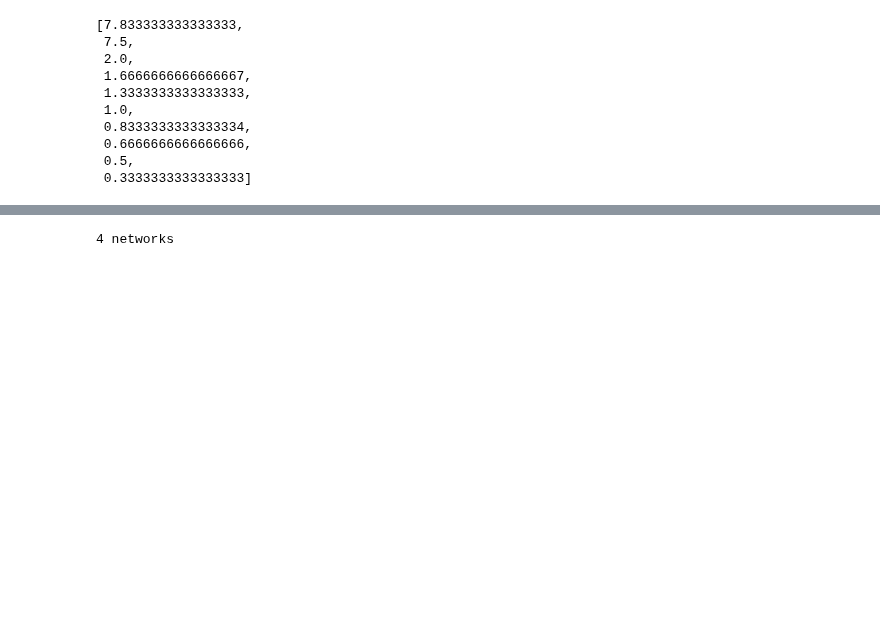
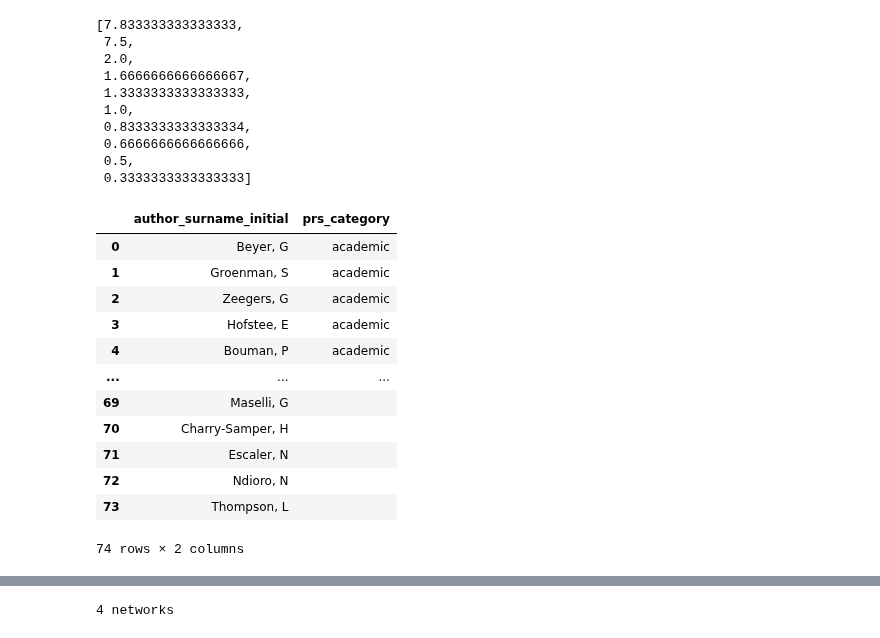
Before and after one commit to HoekR/migrant_discourse, a Jupyter notebook: notebooks/Community-overlap-analysis.ipynb, the cells around one changed output, grey strips where cells are left out. Saved outputs shown, nothing was run; the diff lists cells and outputs as text; code cells hidden in the pictures; blank space fills up the shorter version.

```diff
--- a/notebooks/Community-overlap-analysis.ipynb
+++ b/notebooks/Community-overlap-analysis.ipynb
@@ -655,3 +655,19 @@ means
  0.6666666666666666,
  0.5,
  0.3333333333333333]
+# %%
+board_df[['author_surname_initial', 'prs_category']]
+# %% [output]
+|  | author_surname_initial | prs_category |
+| 0 | Beyer, G | academic |
+| 1 | Groenman, S | academic |
+| 2 | Zeegers, G | academic |
+| 3 | Hofstee, E | academic |
+| 4 | Bouman, P | academic |
+| ... | ... | ... |
+| 69 | Maselli, G |  |
+| 70 | Charry-Samper, H |  |
+| 71 | Escaler, N |  |
+| 72 | Ndioro, N |  |
+| 73 | Thompson, L |  |
+74 rows × 2 columns
```
Also changed, not shown: parts of 4 cells of this notebook, 1 other file.
